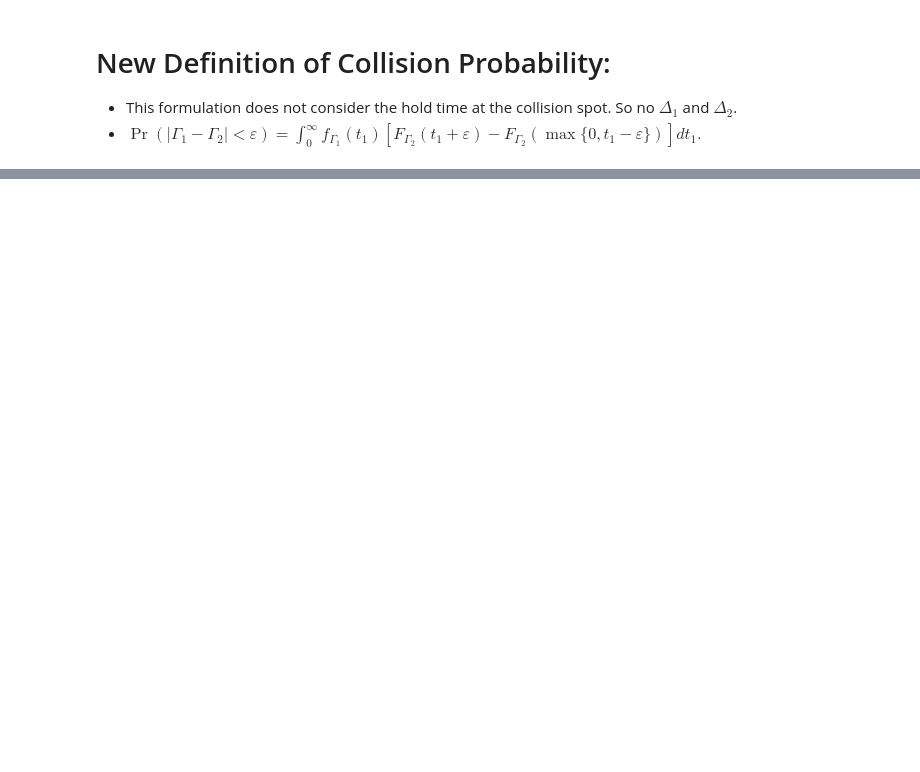
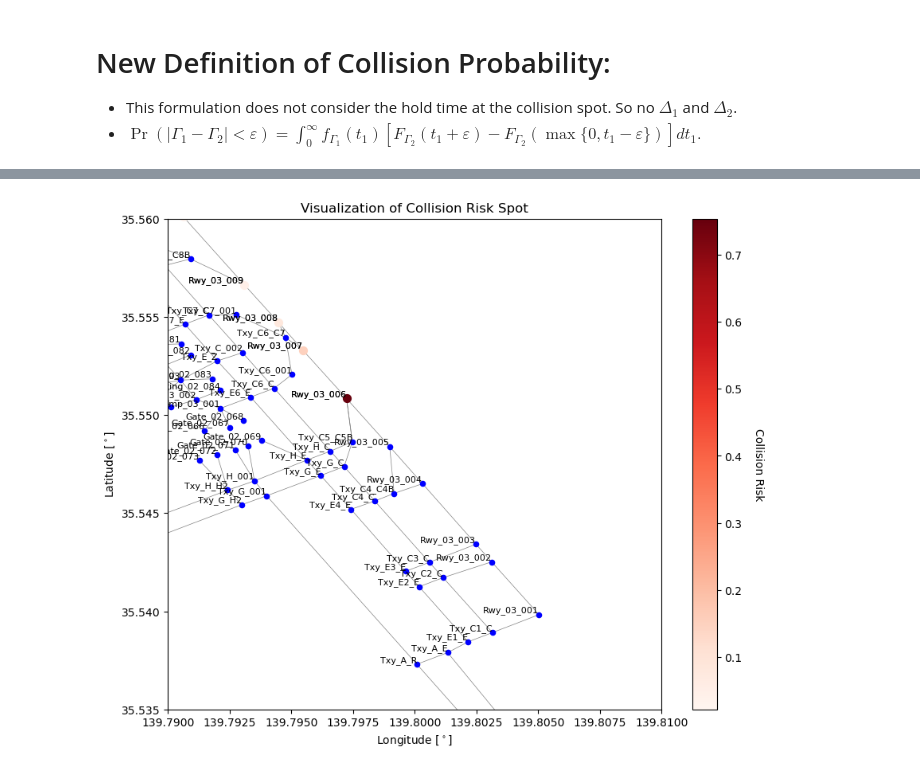
Before and after one commit to ZilD117/LGA-Analysis, a Jupyter notebook: taxigen/case_study_1_demo.ipynb, the cells around one changed output, grey strips where cells are left out. Saved outputs shown, nothing was run; the diff lists cells and outputs as text; code cells hidden in the pictures; blank space fills up the shorter version.

Commit message:
case study 1 risk map

```diff
--- a/taxigen/case_study_1_demo.ipynb
+++ b/taxigen/case_study_1_demo.ipynb
@@ -331,16 +397,16 @@ positions = nodePositions.get(ICAO)
 
 # Japan Air 516
 start1 = 'Rwy_03_001'
-end1 = 'Rwy_03_006'
+end1 = 'Rwy_03_011'
 
 # JA722A
 # start2 = 'Txy_H_E'
 # end2 = 'Txy_C5_C5B'
 start2 = 'Txy_C5_C5B'
-end2 = 'Rwy_03_006'
+end2 = 'Rwy_03_011'
 
 # generate path from A-star
-NUM_PATHS = 3
+NUM_PATHS = 1
 path1 = aStarMultiple(graph, start1, end1, positions, k=NUM_PATHS)
 path2 = aStarMultiple(graph, start2, end2, positions, k=NUM_PATHS)
 
@@ -865,15 +944,15 @@ if __name__ == '__main__':
 
     # Define taxiway links for aircraft 2.
     links_aircraft2 = [
-        (0.2, 30, 5),  # Link 1
+        (0.2, 30, 5),
         (0.06, 25, 5),
         (0.24, 20, 5),
         (0.14, 15, 5),
-        (0.24, 10, 5)   # Link 2
+        (0.24, 10, 5)
     ]
 
     # Set the small tolerance epsilon (in seconds).
-    epsilon = 1e-1
+    epsilon = 1e-4
 
     # Compute the collision risk.
     risk = collision_risk(links_aircraft1, links_aircraft2, epsilon)
@@ -882,0 +1312,61 @@ Collision risk (with epsilon = 0.10 s): 0.9660
+# %%
+import matplotlib.pyplot as plt
+
+def plot_collision_risk(ax, nodePositions, risk_values, nodes, cmap='viridis'):
+    """
+    Plots the collision risk on top of the background layout with node links color-mapped
+    based on the calculated risk values.
+
+    Parameters:
+    - ax : matplotlib axis where to plot the background and risk values.
+    - nodePositions : Dictionary with node ID as the key and tuple (lat, lon) as the value.
+    - risk_values : List of risk values corresponding to the nodes.
+    - nodes : List of node IDs to be visualized.
+    - cmap : Colormap for the risk values.
+    """
+    # Normalize the risk values to scale the colormap
+    norm = plt.Normalize(min(risk_values), max(risk_values))
+
+    # Plot the nodes color-mapped by risk values
+    for i, nodeId in enumerate(nodes):
+        lat, lon = nodePositions[nodeId]
+        risk = risk_values[i]
+
+        # Plot the node with a color based on its risk value
+        ax.scatter(lon, lat, color=plt.get_cmap(cmap)(norm(risk)), s=50, zorder=2)
+        ax.text(lon, lat, nodeId, fontsize=8, ha='right', va='bottom', color='black', clip_on=True)
+
+    # Add colorbar for risk values
+    sm = plt.cm.ScalarMappable(cmap=cmap, norm=norm)
+    sm.set_array([])  # Empty array is fine for colorbar
+    cbar = ax.figure.colorbar(sm, ax=ax)
+    cbar.set_label('Collision Risk', rotation=270, labelpad=20)
+
+
+# Create a figure with the layout and color-mapped nodes based on the risk values
+fig, ax = plt.subplots(figsize=(10, 8))
+
+# Assuming 'linksDf', 'nodePositions', and 'risk_values' are available from your previous code
+# Plot the background layout (links, nodes)
+nodes = pd.concat([
+    linksDf[['n1.id', 'n1.lat', 'n1.lon']].rename(columns={'n1.id': 'id', 'n1.lat': 'lat', 'n1.lon': 'lon'}),
+    linksDf[['n2.id', 'n2.lat', 'n2.lon']].rename(columns={'n2.id': 'id', 'n2.lat': 'lat', 'n2.lon': 'lon'})
+]).drop_duplicates()
+nodePositions = {row['id']: (row['lat'], row['lon']) for _, row in nodes.iterrows()}
+
+draw_background(ax, linksDf, nodePositions, airport_name=ICAO, xlims=xlims, ylims=ylims)
+
+# Define the nodes and corresponding risk values
+nodes = intersection_nodes
+risk_values = risk_results
+
+# Plot collision risk for each node
+plot_collision_risk(ax, nodePositions, risk_values, nodes, cmap='Reds')
+
+# Show the plot
+plt.title('Visualization of Collision Risk Spot')
+plt.xlabel('Longitude [$^\circ$]')
+plt.ylabel('Latitude [$^\circ$]')
+plt.show()
+# %% [output]
+[figure, added]
```
Also changed, not shown: parts of 15 cells of this notebook, 3 other files.
